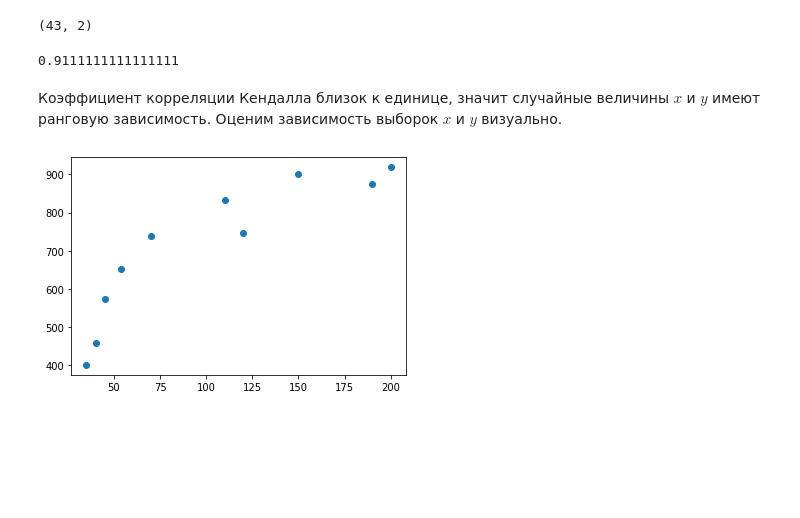
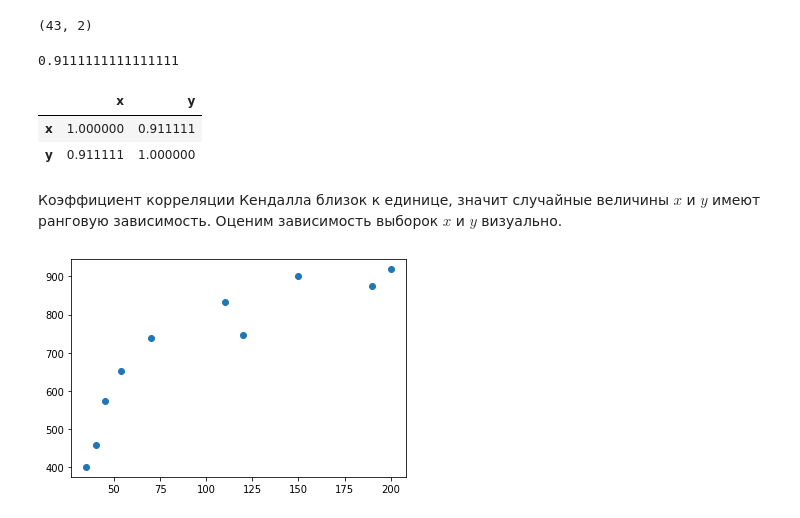
Before and after one commit to dimireme/gb_math_statistics, a Jupyter notebook: lesson_6.ipynb, the cells around one changed output. Saved outputs shown, nothing was run; the diff lists cells and outputs as text; code cells hidden in the pictures; blank space fills up the shorter version.

```diff
--- a/lesson_6.ipynb
+++ b/lesson_6.ipynb
@@ -123,6 +124,12 @@ t = (P - Q) / (P + Q)
 t
 # %% [output]
 0.9111111111111111
+# %%
+pd.DataFrame({'x': x, 'y': y}).corr(method='kendall')
+# %% [output]
+|  | x | y |
+| x | 1.000000 | 0.911111 |
+| y | 0.911111 | 1.000000 |
 # %% [markdown]
 Коэффициент корреляции Кендалла близок к единице, значит случайные величины $x$ и $y$ имеют ранговую зависимость. Оценим зависимость выборок $x$ и $y$ визуально.
 # %%
```
Also changed, not shown: parts of 1 cell of this notebook.
